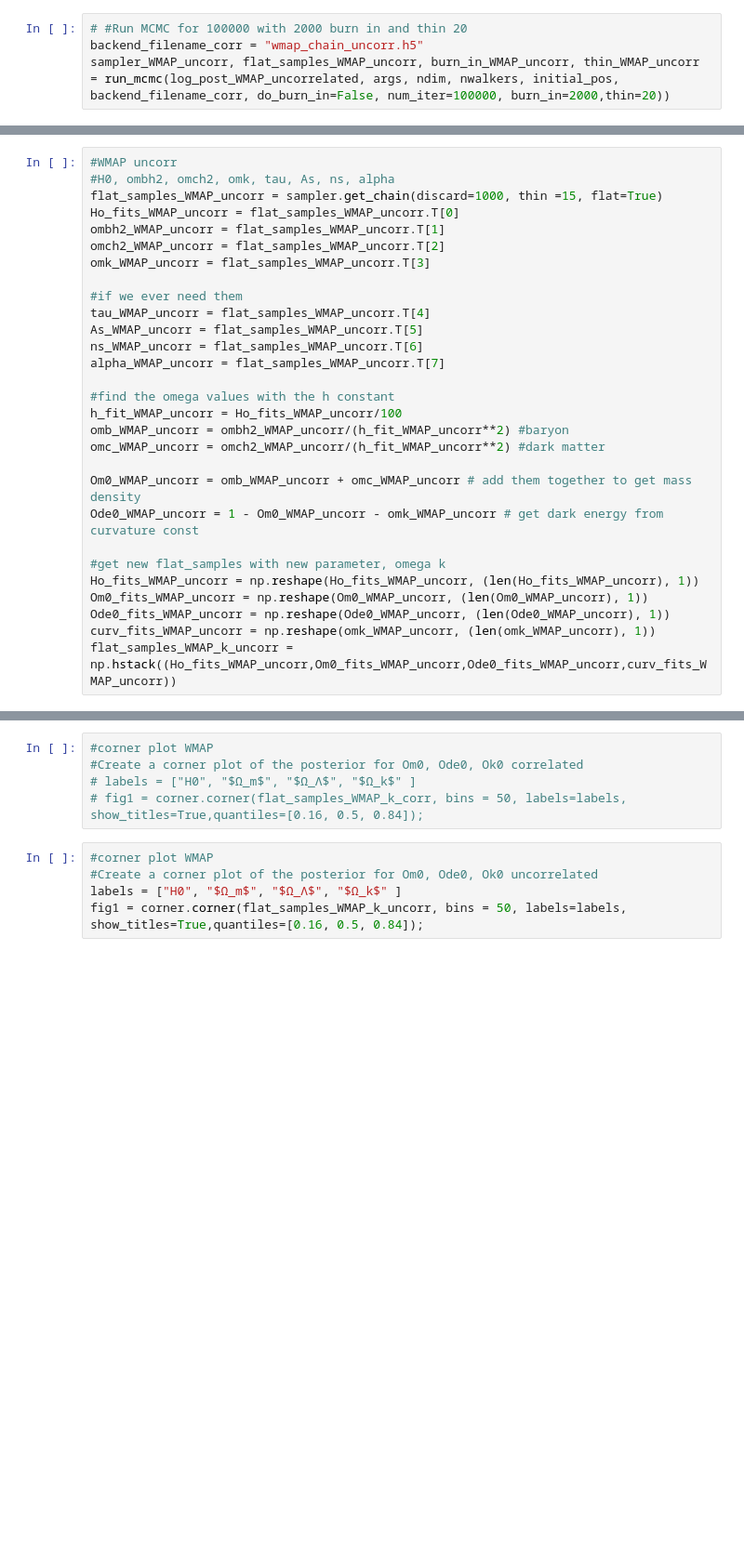
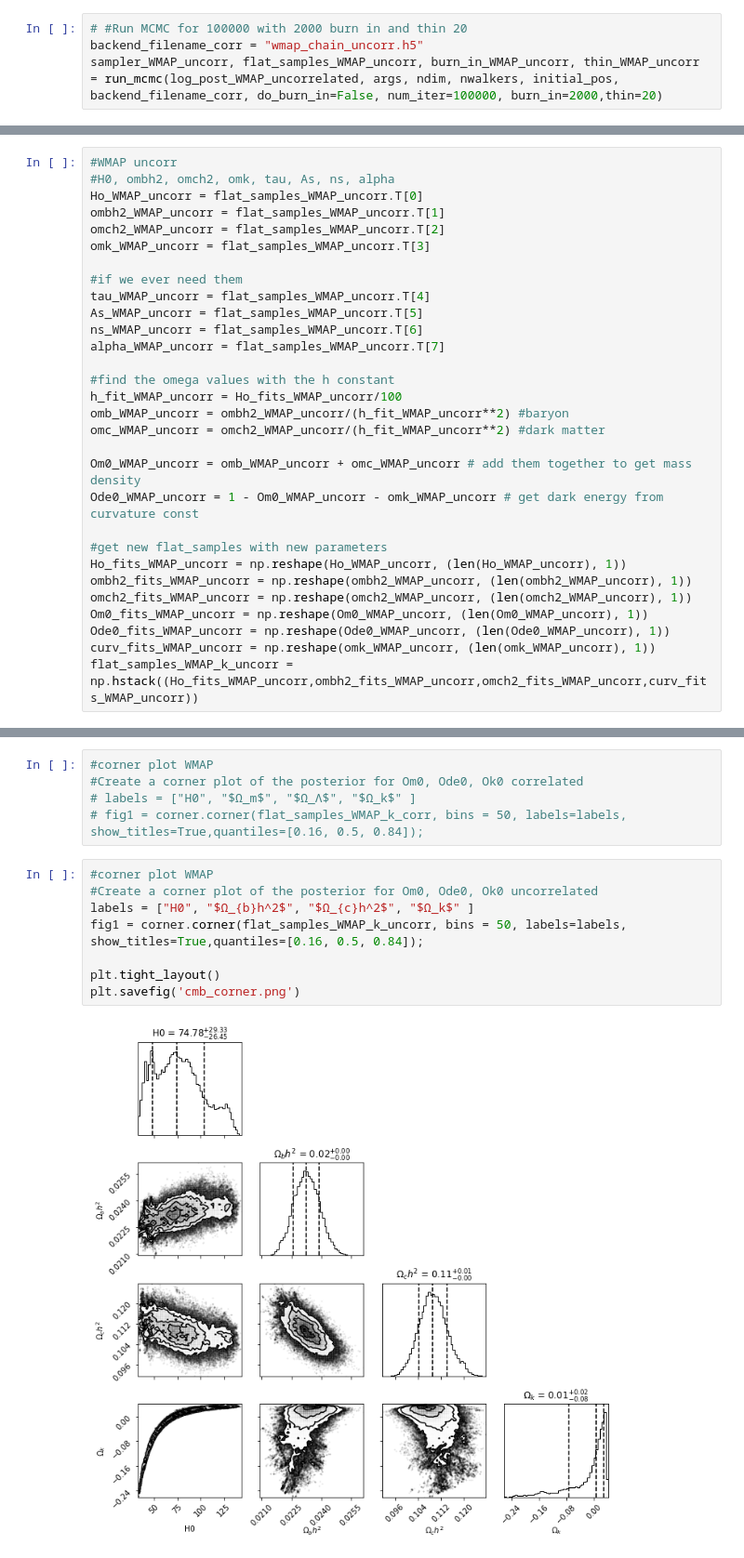
Before and after one commit to nlefrancois6/Phys-321-Project, a Jupyter notebook: Project_Main.ipynb, the cells around one changed output, grey strips where cells are left out. Shown: that part at 93% size. Drawn from its saved outputs; the diff is of its cells as text; blank space fills up the shorter version.

```diff
--- a/Project_Main.ipynb
+++ b/Project_Main.ipynb
@@ -452,7 +457,7 @@ args = (multipole, power, errPower)
 # %%
 # #Run MCMC for 100000 with 2000 burn in and thin 20
 backend_filename_corr = "wmap_chain_uncorr.h5"
-sampler_WMAP_uncorr, flat_samples_WMAP_uncorr, burn_in_WMAP_uncorr, thin_WMAP_uncorr = run_mcmc(log_post_WMAP_uncorrelated, args, ndim, nwalkers, initial_pos, backend_filename_corr, do_burn_in=False, num_iter=100000, burn_in=2000,thin=20))
+sampler_WMAP_uncorr, flat_samples_WMAP_uncorr, burn_in_WMAP_uncorr, thin_WMAP_uncorr = run_mcmc(log_post_WMAP_uncorrelated, args, ndim, nwalkers, initial_pos, backend_filename_corr, do_burn_in=False, num_iter=100000, burn_in=2000,thin=20)
 # %%
 # #plot movie for correlated
 # filename = 'WMAP_MCMC_corr_animation.gif'
@@ -641,8 +653,7 @@ flat_samples_SNE_k = np.hstack((Ho_fits_SNE,Om0_fits_SNE,Ode0_fits_SNE,curvature
 # %%
 #WMAP uncorr
 #H0, ombh2, omch2, omk, tau, As, ns, alpha
-flat_samples_WMAP_uncorr = sampler.get_chain(discard=1000, thin =15, flat=True)
-Ho_fits_WMAP_uncorr = flat_samples_WMAP_uncorr.T[0]
+Ho_WMAP_uncorr = flat_samples_WMAP_uncorr.T[0]
 ombh2_WMAP_uncorr = flat_samples_WMAP_uncorr.T[1]
 omch2_WMAP_uncorr = flat_samples_WMAP_uncorr.T[2]
 omk_WMAP_uncorr = flat_samples_WMAP_uncorr.T[3]
@@ -661,12 +672,14 @@ omc_WMAP_uncorr = omch2_WMAP_uncorr/(h_fit_WMAP_uncorr**2) #dark matter
 Om0_WMAP_uncorr = omb_WMAP_uncorr + omc_WMAP_uncorr # add them together to get mass density
 Ode0_WMAP_uncorr = 1 - Om0_WMAP_uncorr - omk_WMAP_uncorr # get dark energy from curvature const
 
-#get new flat_samples with new parameter, omega k
-Ho_fits_WMAP_uncorr = np.reshape(Ho_fits_WMAP_uncorr, (len(Ho_fits_WMAP_uncorr), 1))
+#get new flat_samples with new parameters
+Ho_fits_WMAP_uncorr = np.reshape(Ho_WMAP_uncorr, (len(Ho_WMAP_uncorr), 1))
+ombh2_fits_WMAP_uncorr = np.reshape(ombh2_WMAP_uncorr, (len(ombh2_WMAP_uncorr), 1))
+omch2_fits_WMAP_uncorr = np.reshape(omch2_WMAP_uncorr, (len(omch2_WMAP_uncorr), 1))
 Om0_fits_WMAP_uncorr = np.reshape(Om0_WMAP_uncorr, (len(Om0_WMAP_uncorr), 1))
 Ode0_fits_WMAP_uncorr = np.reshape(Ode0_WMAP_uncorr, (len(Ode0_WMAP_uncorr), 1))
 curv_fits_WMAP_uncorr = np.reshape(omk_WMAP_uncorr, (len(omk_WMAP_uncorr), 1))
-flat_samples_WMAP_k_uncorr = np.hstack((Ho_fits_WMAP_uncorr,Om0_fits_WMAP_uncorr,Ode0_fits_WMAP_uncorr,curv_fits_WMAP_uncorr))
+flat_samples_WMAP_k_uncorr = np.hstack((Ho_fits_WMAP_uncorr,ombh2_fits_WMAP_uncorr,omch2_fits_WMAP_uncorr,curv_fits_WMAP_uncorr))
 # %%
 #corner plot SNE
 #Create a corner plot of the posterior for Om0, Ode0, Ok0
@@ -680,7 +698,12 @@ fig1 = corner.corner(flat_samples_SNE_k, bins = 50, labels=labels, show_titles=T
 # %%
 #corner plot WMAP
 #Create a corner plot of the posterior for Om0, Ode0, Ok0 uncorrelated
-labels = ["H0", "$Ω_m$", "$Ω_Λ$", "$Ω_k$" ]
+labels = ["H0", "$Ω_{b}h^2$", "$Ω_{c}h^2$", "$Ω_k$" ]
 fig1 = corner.corner(flat_samples_WMAP_k_uncorr, bins = 50, labels=labels, show_titles=True,quantiles=[0.16, 0.5, 0.84]);
+
+plt.tight_layout()
+plt.savefig('cmb_corner.png')
+# %% [output]
+[figure, added]
 # %%
 #Overlay the posteriors for the omegas to compare between the two measurements
```
Also changed, not shown: parts of 11 cells of this notebook.
